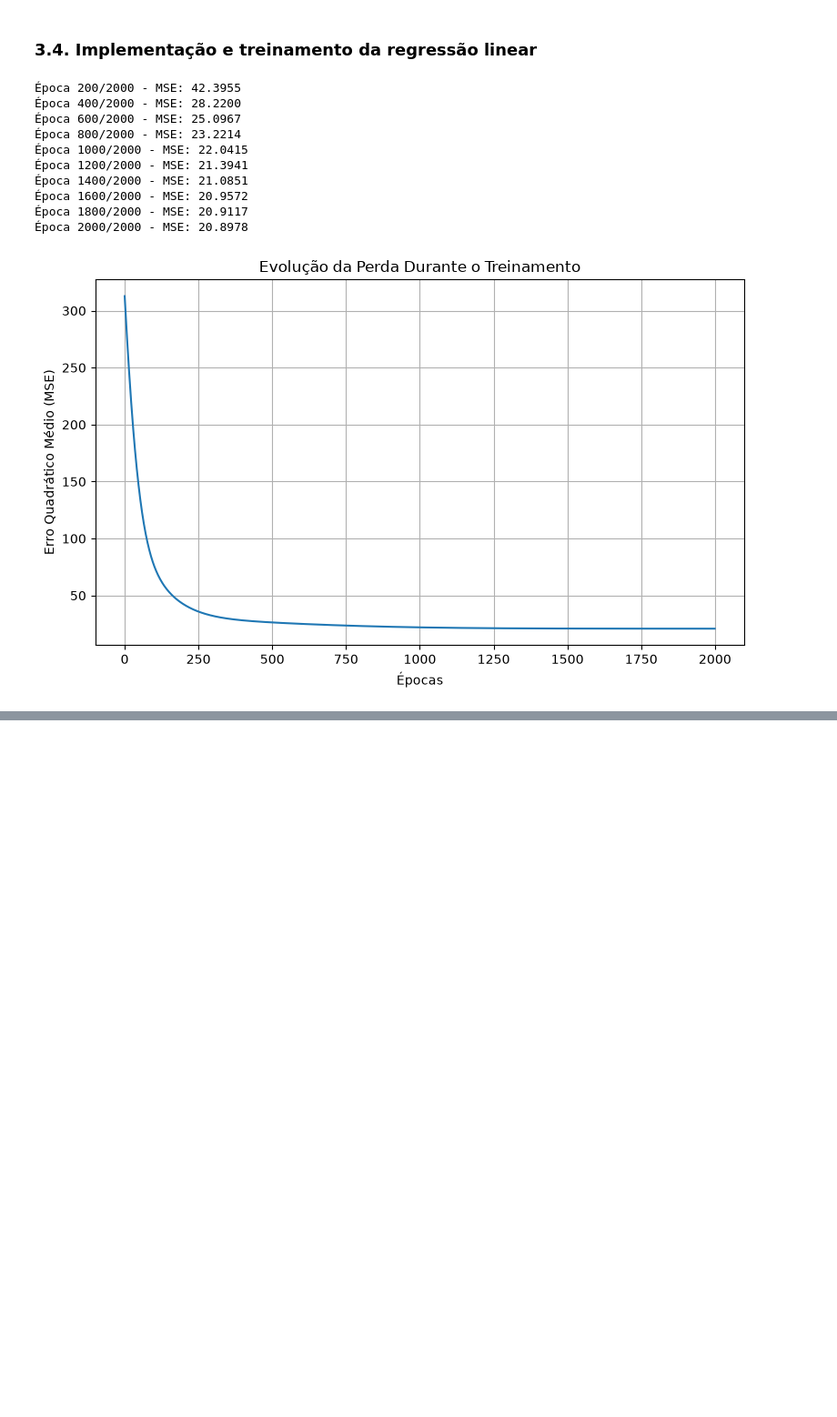
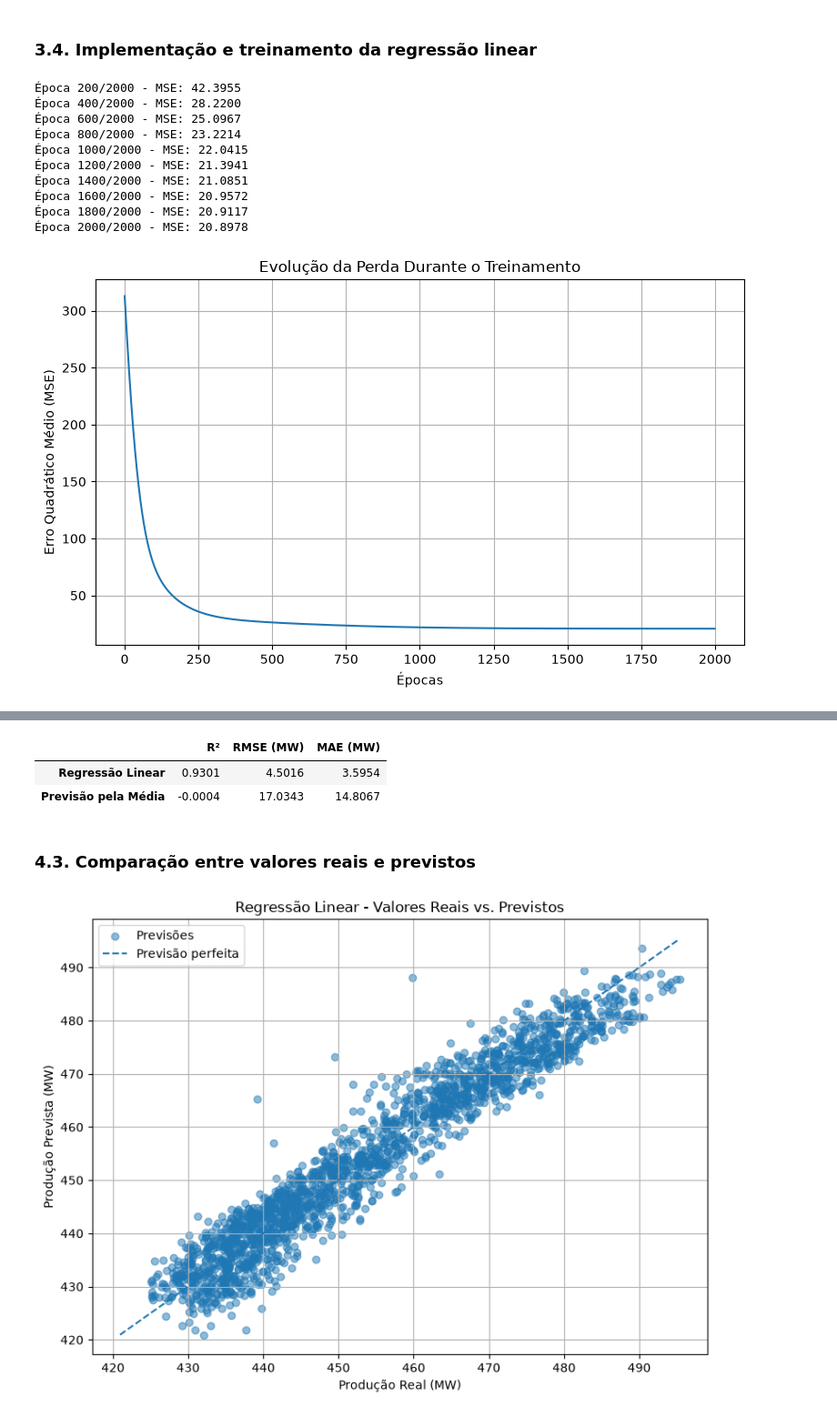
Before and after one commit to Pedrollucas/Sistemas-Inteligentes, a Jupyter notebook: notebooks/01_regresao_linear.ipynb, the cells around one changed output, grey strips where cells are left out. Shown at 91% size. Cells and saved outputs as stored; diff of their text form; code cells hidden in the pictures; blank space fills up the shorter version.

Commit message:
feat: adiciona metricas e graficos de avaliacao

```diff
--- a/notebooks/01_regresao_linear.ipynb
+++ b/notebooks/01_regresao_linear.ipynb
@@ -256,0 +261,16 @@ plt.show()
+# %%
+modelo.eval()
+
+with torch.no_grad():
+    pred_treino = modelo(X_treino_tensor).numpy().flatten()
+    pred_teste = modelo(X_teste_tensor).numpy().flatten()
+
+real_treino = y_treino.to_numpy()
+real_teste = y_teste.to_numpy()
+
+comparacao = pd.DataFrame({
+    "Valor Real (MW)": real_teste,
+    "Valor Previsto (MW)": pred_teste
+})
+
+display(comparacao.head(10))
@@ -256,0 +323,58 @@ plt.show()
+# %%
+previsao_media = np.full_like(
+    real_teste,
+    real_treino.mean()
+)
+
+# Avaliando a referência
+metricas_referencia = calcular_metricas(
+    real_teste,
+    previsao_media
+)
+
+comparacao_modelos = pd.DataFrame({
+    "Regressão Linear": metricas_teste,
+    "Previsão pela Média": metricas_referencia
+}).T
+
+display(comparacao_modelos.round(4))
+# %% [output]
+|  | R² | RMSE (MW) | MAE (MW) |
+| Regressão Linear | 0.9301 | 4.5016 | 3.5954 |
+| Previsão pela Média | -0.0004 | 17.0343 | 14.8067 |
+# %% [markdown]
+### 4.3. Comparação entre valores reais e previstos
+# %%
+plt.figure(figsize=(8, 6))
+
+# Pontos com valores reais e previstos
+plt.scatter(
+    real_teste,
+    pred_teste,
+    alpha=0.5,
+    label="Previsões"
+)
+
+# Linha de previsão perfeita
+limites = [
+    min(real_teste.min(), pred_teste.min()),
+    max(real_teste.max(), pred_teste.max())
+]
+
+plt.plot(
+    limites,
+    limites,
+    "--",
+    label="Previsão perfeita"
+)
+
+plt.xlabel("Produção Real (MW)")
+plt.ylabel("Produção Prevista (MW)")
+plt.title("Regressão Linear - Valores Reais vs. Previstos")
+
+plt.legend()
+plt.grid(True)
+plt.tight_layout()
+plt.show()
+# %% [output]
+[figure, added]
```
Also changed, not shown: parts of 6 cells of this notebook.
